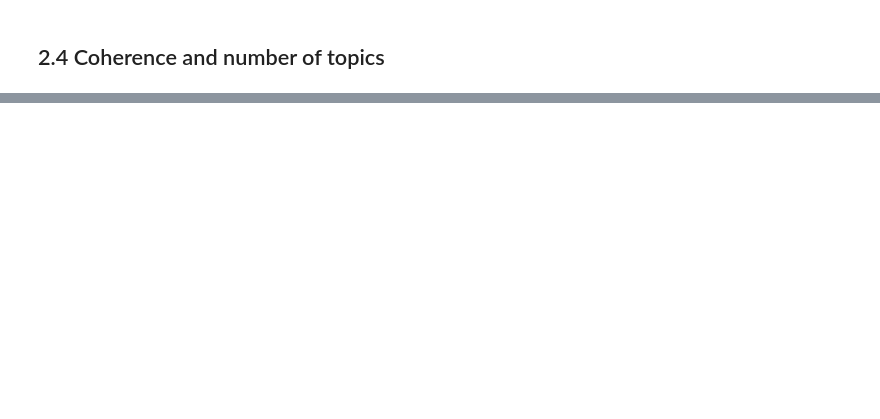
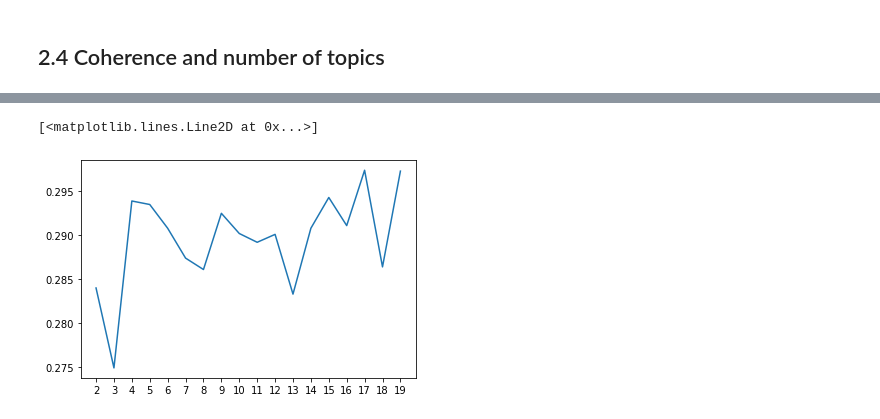
Before and after one commit to DHARPA-Project/TopicModelling-, a Jupyter notebook: topic_modelling_tfidf.ipynb, the cells around one changed output, grey strips where cells are left out. Drawn from its saved outputs; the diff is of its cells as text; code cells hidden in the pictures; blank space fills up the shorter version.

```diff
--- a/topic_modelling_tfidf.ipynb
+++ b/topic_modelling_tfidf.ipynb
@@ -426,0 +446,5 @@ def compute_coherence_values(dictionary, corpus, texts, limit, start=2, step=3):
+# %%
+plt.plot(topics_nr, topics_scores)
+# %% [output]
+[<matplotlib.lines.Line2D at 0x...>]
+[figure, added]
```
Also changed, not shown: parts of 44 cells of this notebook.
